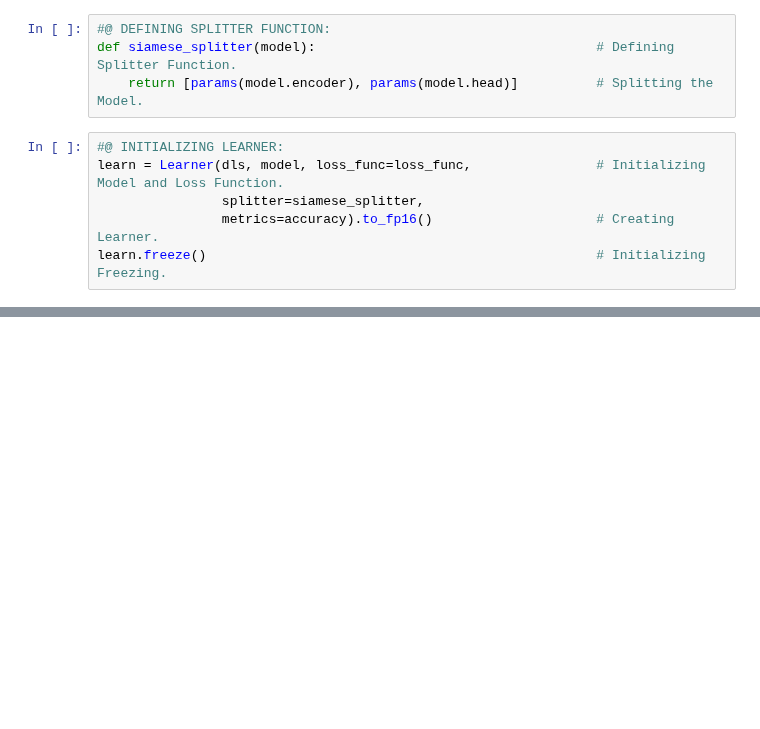
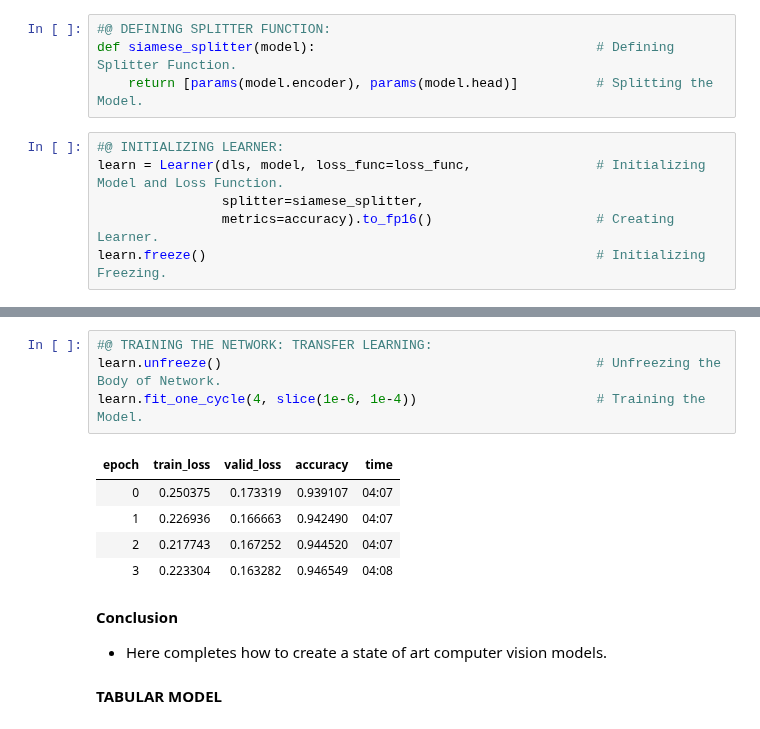
Before and after one commit to ThinamXx/Fastai, a Jupyter notebook: 14. Architecture Details/Architectures.ipynb, the cells around one changed output, grey strips where cells are left out. Saved outputs shown, nothing was run; the diff lists cells and outputs as text; blank space fills up the shorter version.

Commit message:
Completed the Network

```diff
--- a/14. Architecture Details/Architectures.ipynb
+++ b/14. Architecture Details/Architectures.ipynb
@@ -172,0 +173,15 @@ learn.fit_one_cycle(4, 3e-3)                                    # Training the M
+# %%
+#@ TRAINING THE NETWORK: TRANSFER LEARNING:
+learn.unfreeze()                                                # Unfreezing the Body of Network.
+learn.fit_one_cycle(4, slice(1e-6, 1e-4))                       # Training the Model.
+# %% [output]
+| epoch | train_loss | valid_loss | accuracy | time |
+| 0 | 0.250375 | 0.173319 | 0.939107 | 04:07 |
+| 1 | 0.226936 | 0.166663 | 0.942490 | 04:07 |
+| 2 | 0.217743 | 0.167252 | 0.944520 | 04:07 |
+| 3 | 0.223304 | 0.163282 | 0.946549 | 04:08 |
+# %% [markdown]
+**Conclusion**
+- Here completes how to create a state of art computer vision models.
+# %% [markdown]
+**TABULAR MODEL**
```
Also changed, not shown: parts of 5 cells of this notebook.
